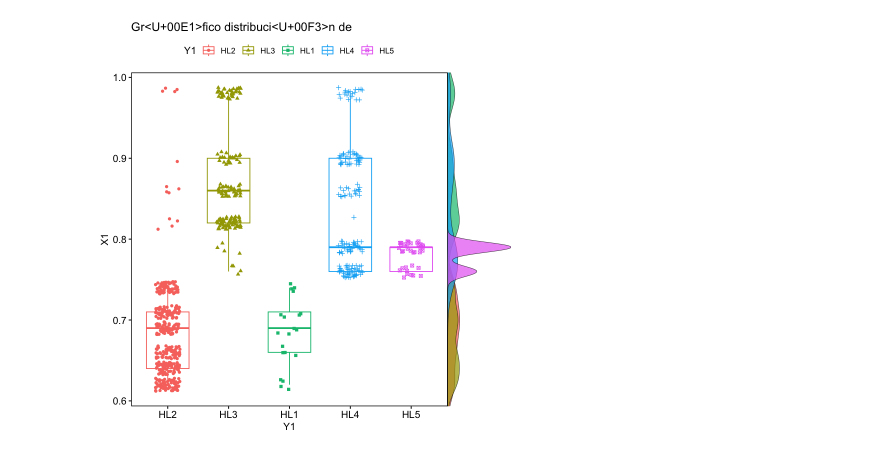
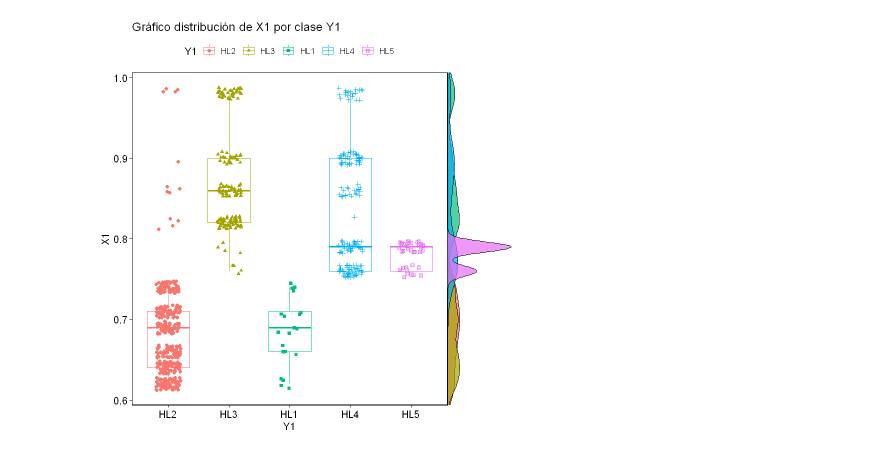
Before and after one commit to antargi/ic, a Jupyter notebook: lab3-dist.ipynb, the cells around one changed output. Drawn from its saved outputs; the diff is of its cells as text; code cells hidden in the pictures.

```diff
--- a/lab3-dist.ipynb
+++ b/lab3-dist.ipynb
@@ -37,7 +104,7 @@ i Specify the column types or set `show_col_types = FALSE` to quiet this message
 # %%
-boxplot.X1 = ggboxplot( data = merged_data, x = "Y1", y = "X1", color = "Y1", add = "jitter", shape = "Y1" ) + border() + ggtitle("Gráfico distribución de ")
+boxplot.X1 = ggboxplot( data = merged_data, x = "Y1", y = "X1", color = "Y1", add = "jitter", shape = "Y1" ) + border() + ggtitle("Gráfico distribución de X1 por clase Y1 ")
 ydens = axis_canvas( boxplot.X1, axis = "y", coord_flip = TRUE ) + geom_density( data = merged_data, aes( x = X1, fill = Y1), alpha = 0.7, linewidth = 0.2 ) + coord_flip()
 boxplot.X1 = insert_yaxis_grob( boxplot.X1, ydens, grid::unit( .2, "null"), position = "right" )
 ggdraw( boxplot.X1 )
 # %% [output]
-[figure, old version]
+[figure, new version]
```
Also changed, not shown: parts of 21 cells of this notebook.
